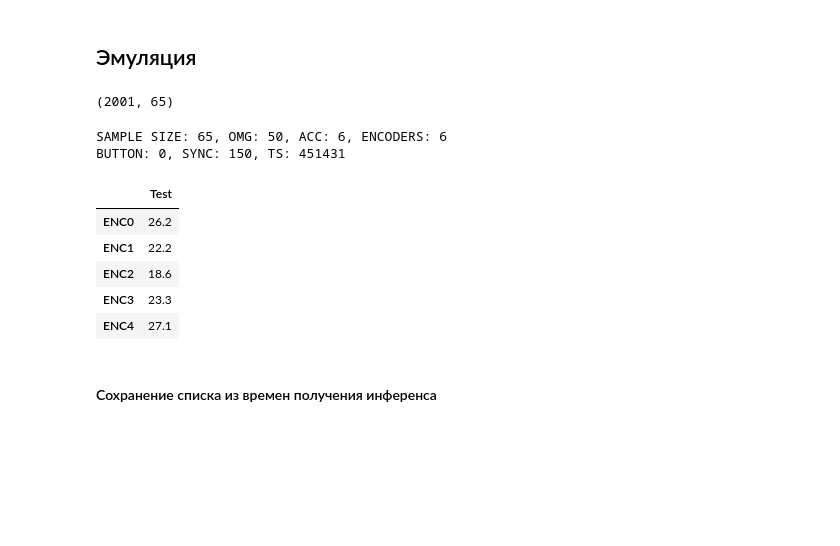
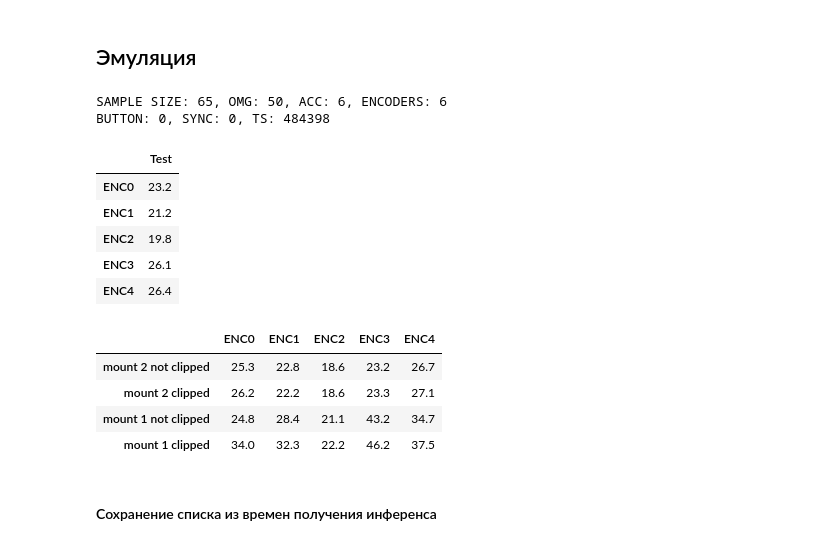
Before and after one commit to Internship-moto/Gestures_3, a Jupyter notebook: notebooks/Gestures_3.ipynb, the cells around one changed output. Drawn from its saved outputs; the diff is of its cells as text; code cells hidden in the pictures; blank space fills up the shorter version.

```diff
--- a/notebooks/Gestures_3.ipynb
+++ b/notebooks/Gestures_3.ipynb
@@ -536,3 +537,26 @@ _________________________________________________________________
 # predicts
 # %% [markdown]
 #### Предикт для датасета
+# %%
+low_lim, hig_lim = 3000,8000
+check_data = gestures_3_2.loc[low_lim:hig_lim,OMG_CH].values.astype(np.int16).copy() #
+predicts = list()
+
+# Скалируем
+scaler = joblib.load(os.path.join(config.PATH_MODEL, config.scaler_name))
+check_data_scaled = scaler.transform(check_data).astype(np.float16)
+
+# добавляем дифф
+check_data_diff  = add_diff(check_data_scaled, shift_=5)
+
+for i in range(check_data_scaled.shape[0]):
+    x = np.expand_dims(np.expand_dims(check_data_diff[i,:], 0), 0).astype(np.float16)
+    #y_pred = (model_stateful.predict(x)[0][0]).astype(np.float16) - считает медленно
+    y_pred = model_stateful(x.reshape(1,1,-1)).numpy()[0][0]
+    predicts.append(np.round(y_pred, 2))
+
+y_pred_stateful = np.vstack(predicts)
+clear_output(wait=False)
+
+# Для примера выводим 2 первых предсказания
+y_pred_stateful[:2,:]
@@ -995,14 +1026,12 @@ def commands2(dq):
 # y_pred1 = log_reg.predict(X_free_ag)
 # %% [markdown]
 ## Эмуляция
-# %%
-df_sim = gestures.loc[4000:6000, :] #.iloc[:7244]
-# df_sim= np.concatenate([mounts['gestures_test'][OMG_CH + ACC_CH + GYR_CH], mounts['gestures_test_2'][OMG_CH + ACC_CH + GYR_CH]], axis=0)
-#df_sim = free_movements.iloc[:2000]
-print(df_sim.shape)
-# %% [output]
-(2001, 65)
 # %%
+df_sim = gestures.loc[3000:6999, :] #.iloc[:7244]
+# df_sim= np.concatenate([mounts['gestures_test'][OMG_CH + ACC_CH + GYR_CH], mounts['gestures_test_2'][OMG_CH + ACC_CH + GYR_CH]], axis=0)
+#df_sim = free_movements.iloc[:2000]
+print(df_sim.shape)
+
 # В промежуток 0.033 с модель не проходит
 TIMEOUT = 1 #0.033
 DEBUG = True
@@ -1105,18 +1134,30 @@ while True:
 #print(f'Время вычисления: {np.mean(ts_list).round(3)} мс')
 # %% [output]
 SAMPLE SIZE: 65, OMG: 50, ACC: 6, ENCODERS: 6
-BUTTON: 0, SYNC: 150, TS: 451431
+BUTTON: 0, SYNC: 0, TS: 484398
 # %%
 # Display metrics
-temp = np.array(y_dct['enc_sample'])[:,:5]
+temp = np.array(y_dct['enc_sample'])
 get_mse(temp, np.array(y_dct['y_commands']))
 # %% [output]
 |  | Test |
-| ENC0 | 26.2 |
-| ENC1 | 22.2 |
-| ENC2 | 18.6 |
-| ENC3 | 23.3 |
-| ENC4 | 27.1 |
+| ENC0 | 23.2 |
+| ENC1 | 21.2 |
+| ENC2 | 19.8 |
+| ENC3 | 26.1 |
+| ENC4 | 26.4 |
+# %%
+pd.DataFrame({'mount 2 not clipped': [25.3, 22.8, 18.6, 23.2, 26.7],
+'mount 2 clipped': [26.2, 22.2, 18.6, 23.3, 27.1],
+'mount 1 not clipped':[24.8, 28.4, 21.1, 43.2, 34.7],
+'mount 1 clipped':[34.0, 32.3, 22.2, 46.2, 37.5]
+}, index=GLOVE_CH).T
+# %% [output]
+|  | ENC0 | ENC1 | ENC2 | ENC3 | ENC4 |
+| mount 2 not clipped | 25.3 | 22.8 | 18.6 | 23.2 | 26.7 |
+| mount 2 clipped | 26.2 | 22.2 | 18.6 | 23.3 | 27.1 |
+| mount 1 not clipped | 24.8 | 28.4 | 21.1 | 43.2 | 34.7 |
+| mount 1 clipped | 34.0 | 32.3 | 22.2 | 46.2 | 37.5 |
 # %% [markdown]
 #### Сохранение списка из времен получения инференса
 # %%
```
Also changed, not shown: parts of 25 cells of this notebook.
